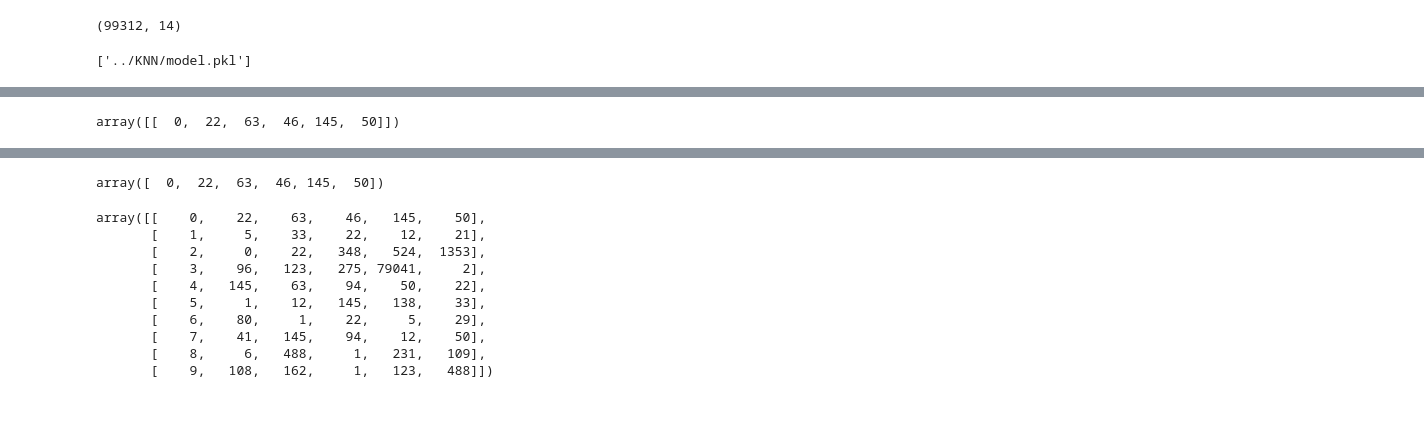
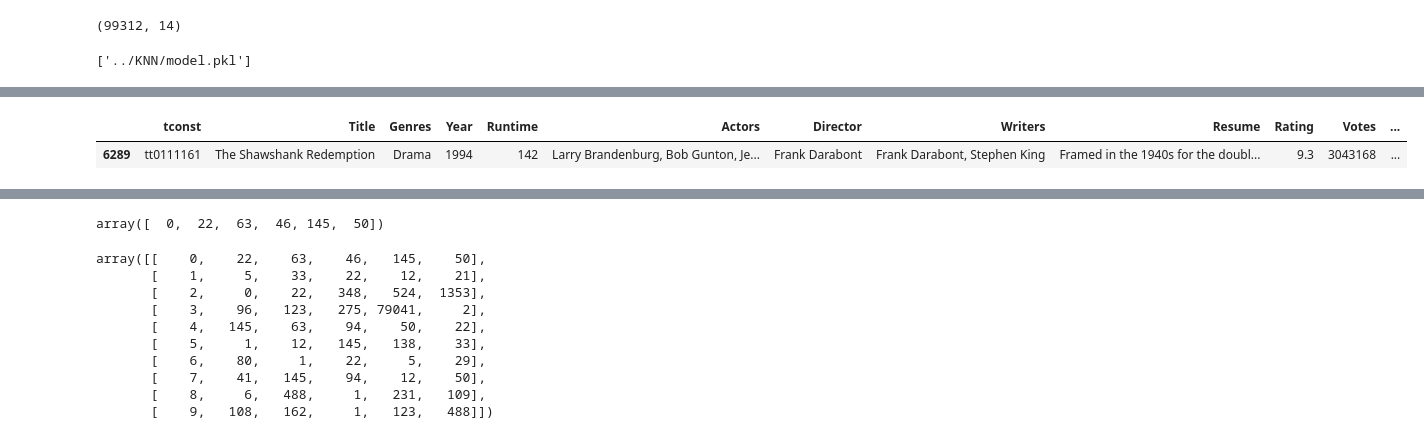
Before and after one commit to Jean-Patrick-Alcolea/Projet-2, a Jupyter notebook: notebooks/exploration_donnees_JP.ipynb, the cells around one changed output, grey strips where cells are left out. Saved outputs shown, nothing was run; the diff lists cells and outputs as text; code cells hidden in the pictures; blank space fills up the shorter version.

```diff
--- a/notebooks/exploration_donnees_JP.ipynb
+++ b/notebooks/exploration_donnees_JP.ipynb
@@ -259,8 +259,13 @@ data = pd.DataFrame(sql("""
        dataframe_view
     """))
 # %%
-#Creation d'un DF_Copy pour ne pas modifier le DF d'origine
-data_copy = data
+# Make a real copy
+data_copy = data.copy()
+
+# ... all your cleaning steps ...
+
+# Reset the index so it matches the row order
+data_copy.reset_index(drop=True, inplace=True)
 # %%
 def clean_row(row):
     return row.replace("[", "").replace("]", "").replace("'", "")
@@ -443,7 +391,5 @@ Name: 0, dtype: object
-# %%
-film_index = 0
-distances, indices = pipeline.named_steps['knn'].kneighbors(vectorized_data.getrow(film_index))
-
-indices
-# %% [output]
-array([[  0,  22,  63,  46, 145,  50]])
+# %%
+data_copy[data_copy['Title'] == 'The Shawshank Redemption']
+# %% [output]
+|  | tconst | Title | Genres | Year | Runtime | Actors | Director | Writers | Resume | Rating | Votes | ... |
+| 6289 | tt0111161 | The Shawshank Redemption | Drama | 1994 | 142 | Larry Brandenburg, Bob Gunton, Je... | Frank Darabont | Frank Darabont, Stephen King | Framed in the 1940s for the doubl... | 9.3 | 3043168 | ... |
```
Also changed, not shown: parts of 9 cells of this notebook, 2 other files.
